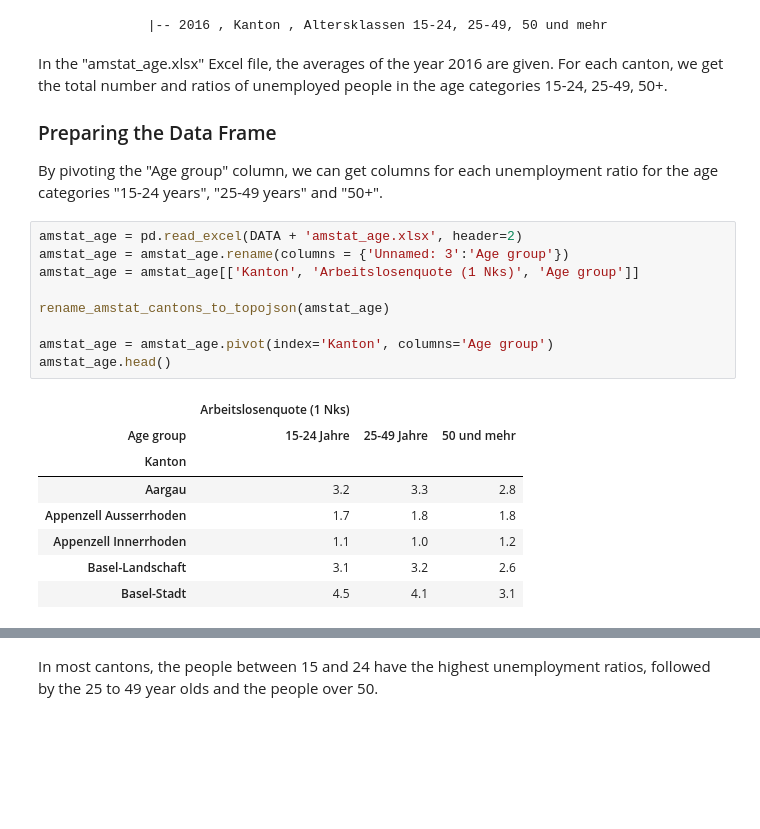
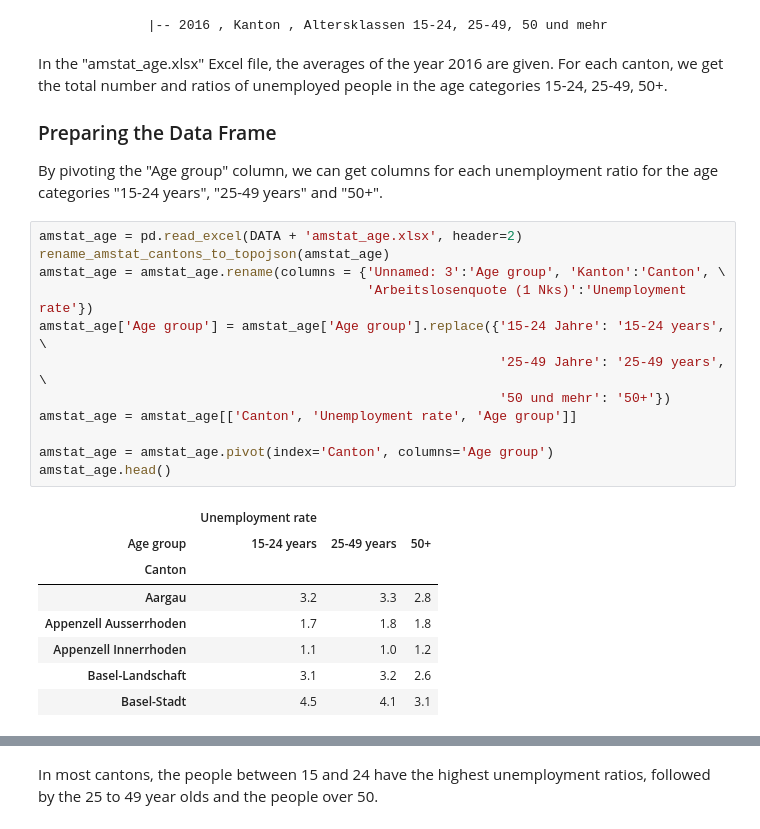
Before and after one commit to roman-bachmann/prayingmantissa, a Jupyter notebook: homework03/notebook.ipynb, the cells around one changed output, grey strips where cells are left out. Saved outputs shown, nothing was run; the diff lists cells and outputs as text; blank space fills up the shorter version.

```diff
--- a/homework03/notebook.ipynb
+++ b/homework03/notebook.ipynb
@@ -575,17 +570,20 @@ In the "amstat_age.xlsx" Excel file, the averages of the year 2016 are given. Fo
 By pivoting the "Age group" column, we can get columns for each unemployment ratio for the age categories "15-24 years", "25-49 years" and "50+".
 # %%
 amstat_age = pd.read_excel(DATA + 'amstat_age.xlsx', header=2)
-amstat_age = amstat_age.rename(columns = {'Unnamed: 3':'Age group'})
-amstat_age = amstat_age[['Kanton', 'Arbeitslosenquote (1 Nks)', 'Age group']]
+rename_amstat_cantons_to_topojson(amstat_age)
+amstat_age = amstat_age.rename(columns = {'Unnamed: 3':'Age group', 'Kanton':'Canton', \
+                                          'Arbeitslosenquote (1 Nks)':'Unemployment rate'})
+amstat_age['Age group'] = amstat_age['Age group'].replace({'15-24 Jahre': '15-24 years', \
+                                                           '25-49 Jahre': '25-49 years', \
+                                                           '50 und mehr': '50+'})
+amstat_age = amstat_age[['Canton', 'Unemployment rate', 'Age group']]
 
-rename_amstat_cantons_to_topojson(amstat_age)
-
-amstat_age = amstat_age.pivot(index='Kanton', columns='Age group')
+amstat_age = amstat_age.pivot(index='Canton', columns='Age group')
 amstat_age.head()
 # %% [output]
-|  | Arbeitslosenquote (1 Nks) |  |  |
-| Age group | 15-24 Jahre | 25-49 Jahre | 50 und mehr |
-| Kanton |  |  |  |
+|  | Unemployment rate |  |  |
+| Age group | 15-24 years | 25-49 years | 50+ |
+| Canton |  |  |  |
 | Aargau | 3.2 | 3.3 | 2.8 |
 | Appenzell Ausserrhoden | 1.7 | 1.8 | 1.8 |
 | Appenzell Innerrhoden | 1.1 | 1.0 | 1.2 |
```
Also changed, not shown: parts of 5 cells of this notebook, 6 other files.
